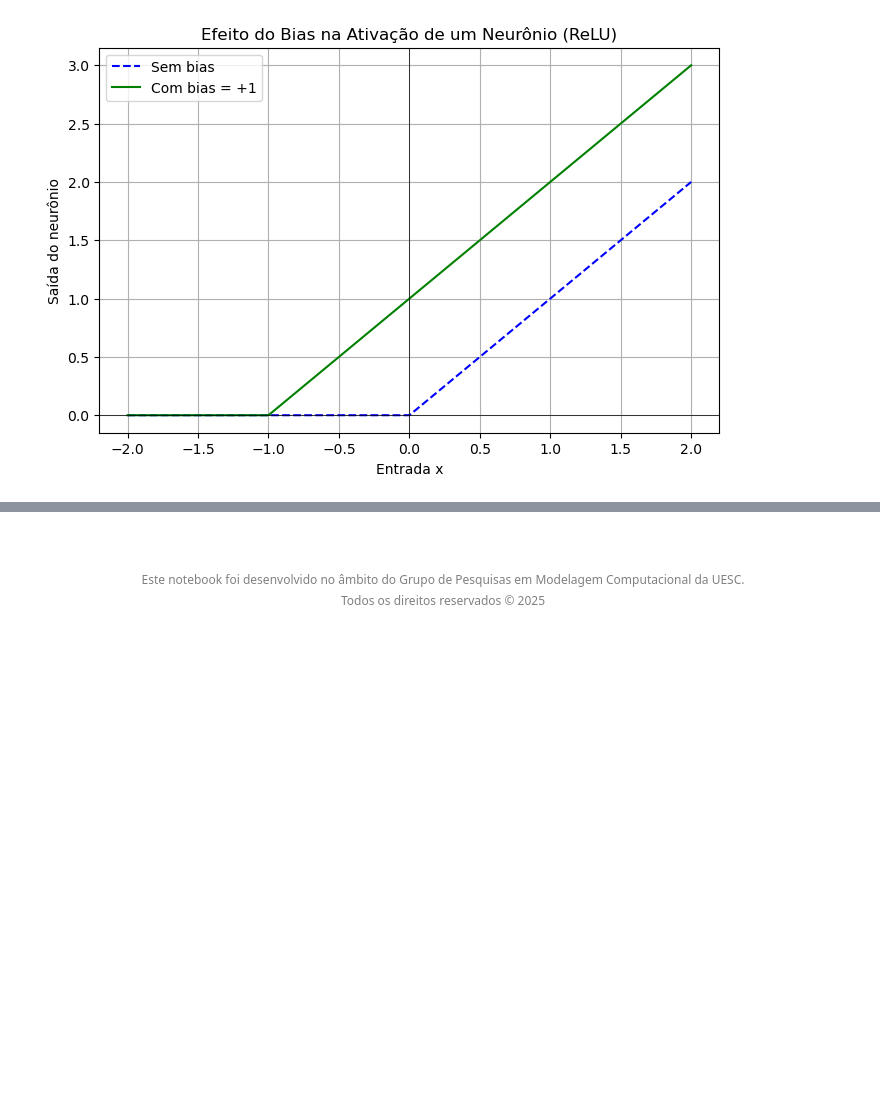
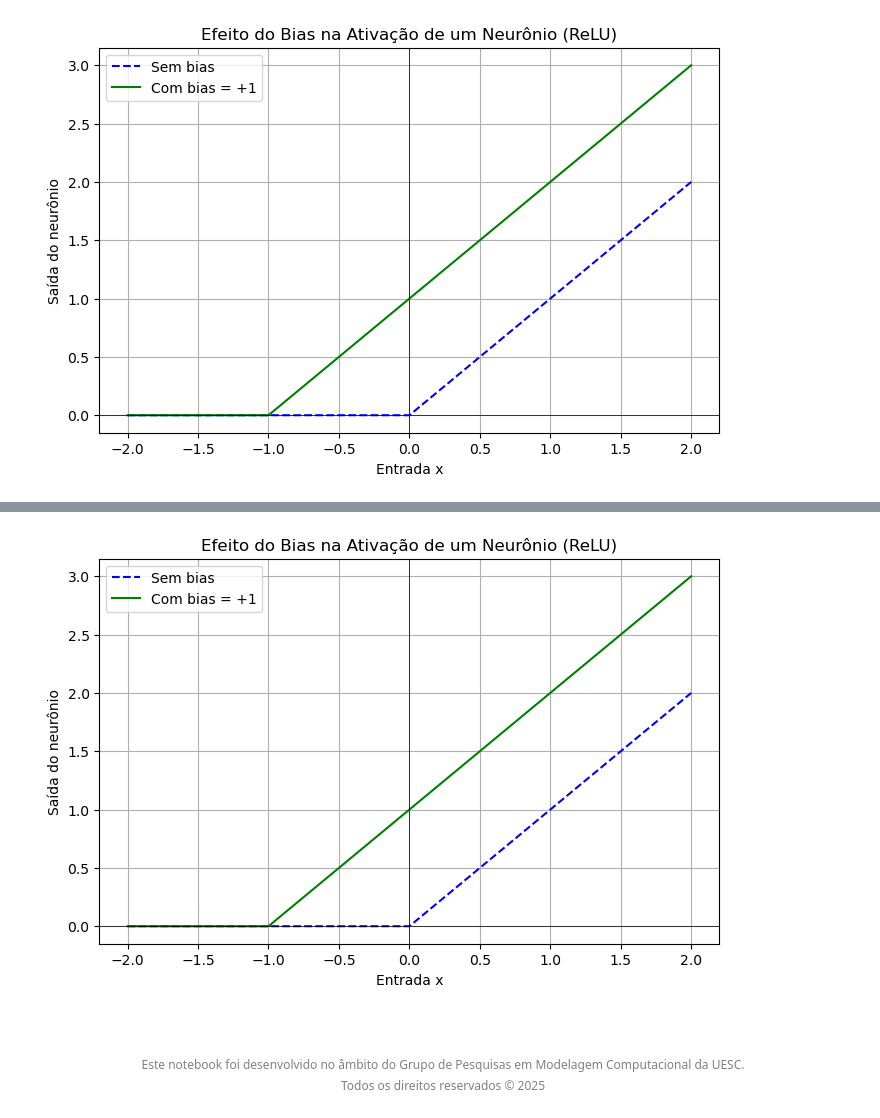
Before and after one commit to Edwards1969/site-aulas-uesc, a Jupyter notebook: CET000/AULAS/Aula_1-0_Redes_Neurais_Apresentacao.ipynb, the cells around one changed output, grey strips where cells are left out. Saved outputs shown, nothing was run; the diff lists cells and outputs as text; code cells hidden in the pictures; blank space fills up the shorter version.

```diff
--- a/CET000/AULAS/Aula_1-0_Redes_Neurais_Apresentacao.ipynb
+++ b/CET000/AULAS/Aula_1-0_Redes_Neurais_Apresentacao.ipynb
@@ -340,3 +368,30 @@ plt.show()
+# %%
+import numpy as np
+import matplotlib.pyplot as plt
+
+def relu(x):
+	return np.maximum(0, x)
+
+x = np.linspace(-2, 2, 400)
+w = 1.0
+
+y_sem_bias = relu(w * x)
+bias = 1.0
+y_com_bias = relu(w * x + bias)
+
+plt.figure(figsize=(8, 5))
+plt.plot(x, y_sem_bias, label="Sem bias", linestyle='--', color='blue')
+plt.plot(x, y_com_bias, label="Com bias = +1", color='green')
+plt.axhline(0, color='black', linewidth=0.5)
+plt.axvline(0, color='black', linewidth=0.5)
+plt.title("Efeito do Bias na Ativação de um Neurônio (ReLU)")
+plt.xlabel("Entrada x")
+plt.ylabel("Saída do neurônio")
+plt.legend()
+plt.grid(True)
+plt.show()
+# %% [output]
+[figure, added]
 # %% [markdown]
 <div style="text-align: center; font-size: 12px; color: gray; margin-top: 40px;">
   Este notebook foi desenvolvido no âmbito do Grupo de Pesquisas em Modelagem Computacional da UESC.<br>
```
Also changed, not shown: parts of 1 cell of this notebook, 10 other files.
